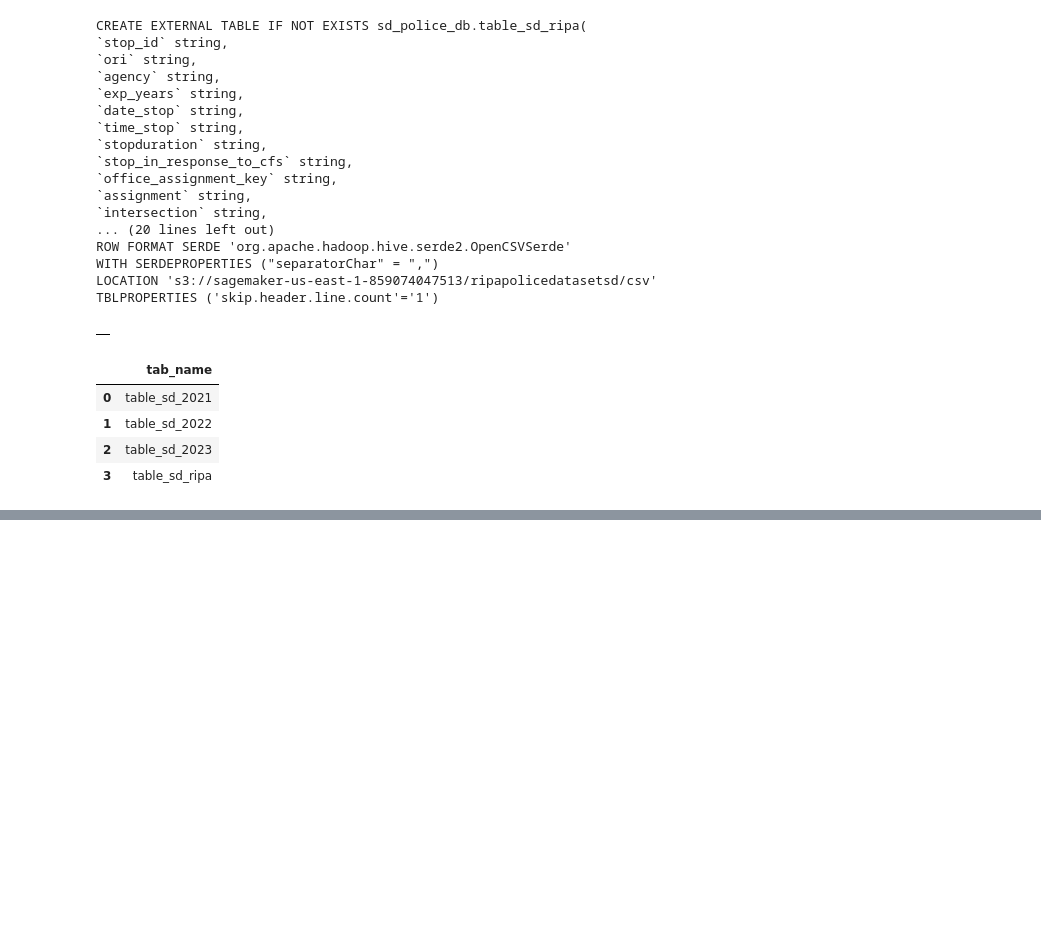
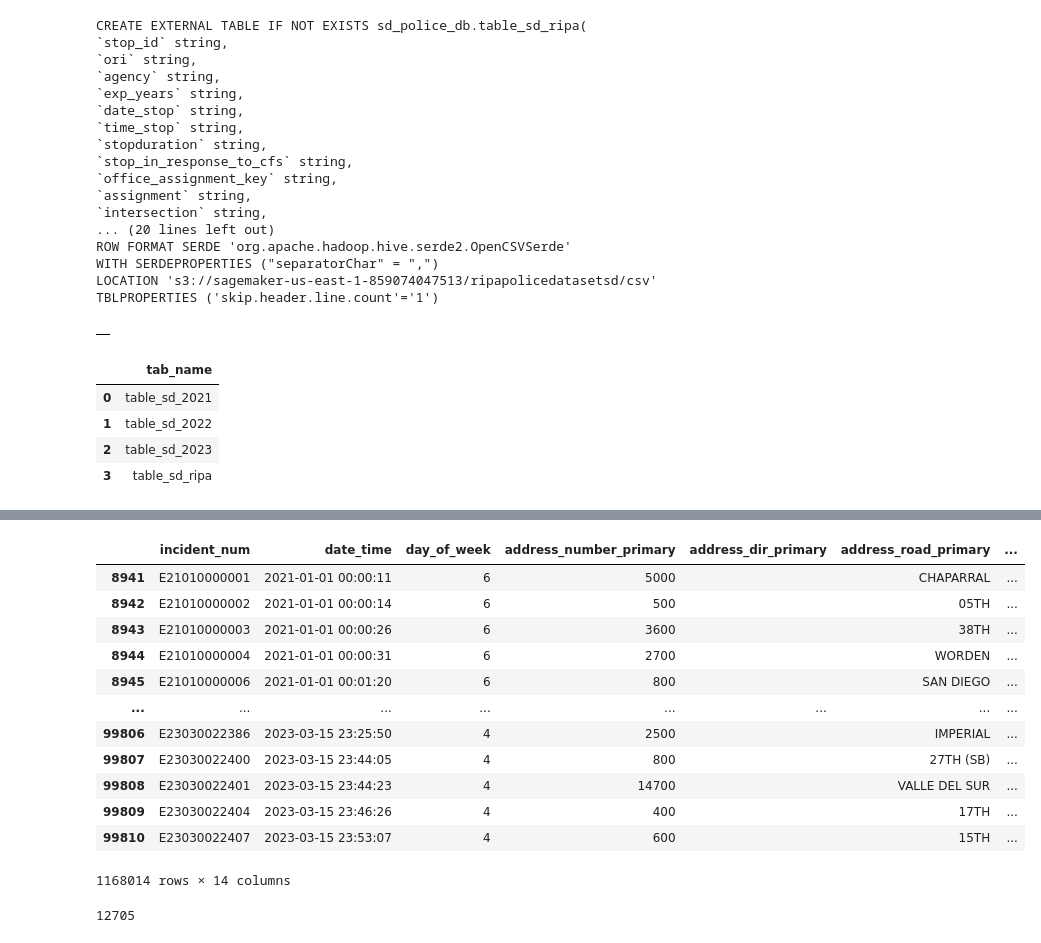
Before and after one commit to zalvatore/Predicting_Police_Activity, a Jupyter notebook: Importing_data.ipynb, the cells around one changed output, grey strips where cells are left out. Saved outputs shown, nothing was run; the diff lists cells and outputs as text; code cells hidden in the pictures; blank space fills up the shorter version.

```diff
--- a/Importing_data.ipynb
+++ b/Importing_data.ipynb
@@ -533,0 +531,21 @@ ripa_df
+# %%
+join_df.sort_values(by="date_time", ascending = True)
+# %% [output]
+|  | incident_num | date_time | day_of_week | address_number_primary | address_dir_primary | address_road_primary | ... |
+| 8941 | E21010000001 | 2021-01-01 00:00:11 | 6 | 5000 |  | CHAPARRAL | ... |
+| 8942 | E21010000002 | 2021-01-01 00:00:14 | 6 | 500 |  | 05TH | ... |
+| 8943 | E21010000003 | 2021-01-01 00:00:26 | 6 | 3600 |  | 38TH | ... |
+| 8944 | E21010000004 | 2021-01-01 00:00:31 | 6 | 2700 |  | WORDEN | ... |
+| 8945 | E21010000006 | 2021-01-01 00:01:20 | 6 | 800 |  | SAN DIEGO | ... |
+| ... | ... | ... | ... | ... | ... | ... | ... |
+| 99806 | E23030022386 | 2023-03-15 23:25:50 | 4 | 2500 |  | IMPERIAL | ... |
+| 99807 | E23030022400 | 2023-03-15 23:44:05 | 4 | 800 |  | 27TH (SB) | ... |
+| 99808 | E23030022401 | 2023-03-15 23:44:23 | 4 | 14700 |  | VALLE DEL SUR | ... |
+| 99809 | E23030022404 | 2023-03-15 23:46:26 | 4 | 400 |  | 17TH | ... |
+| 99810 | E23030022407 | 2023-03-15 23:53:07 | 4 | 600 |  | 15TH | ... |
+1168014 rows × 14 columns
+# %%
+# get unique values of the address_road_primary
+join_df["address_road_primary"].nunique()
+# %% [output]
+12705
```
Also changed, not shown: parts of 15 cells of this notebook.
